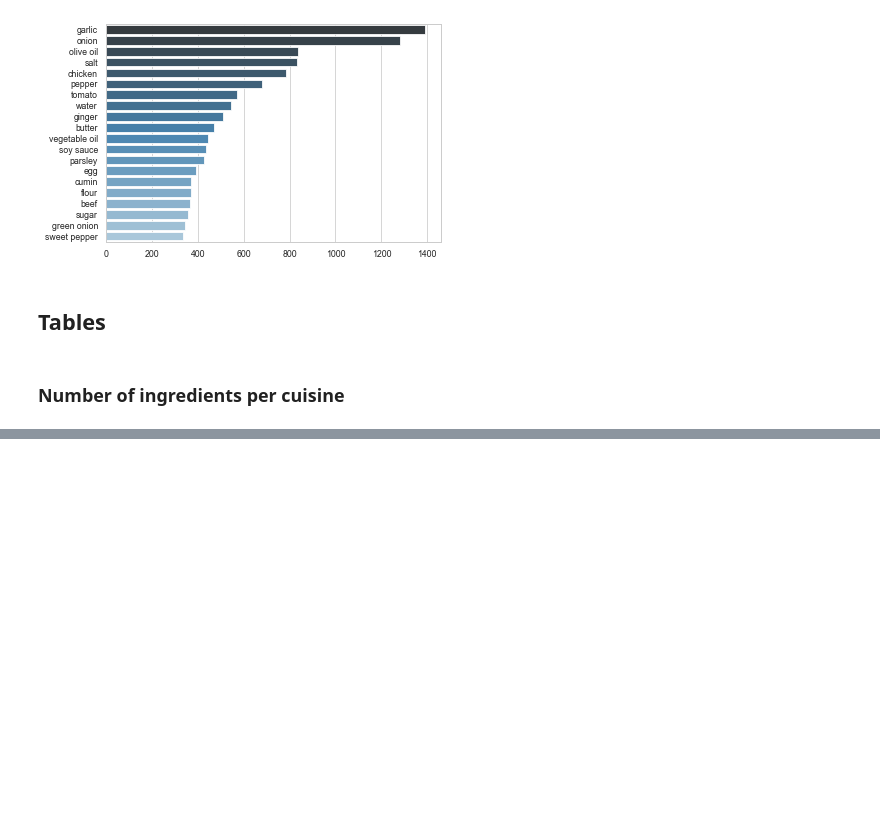
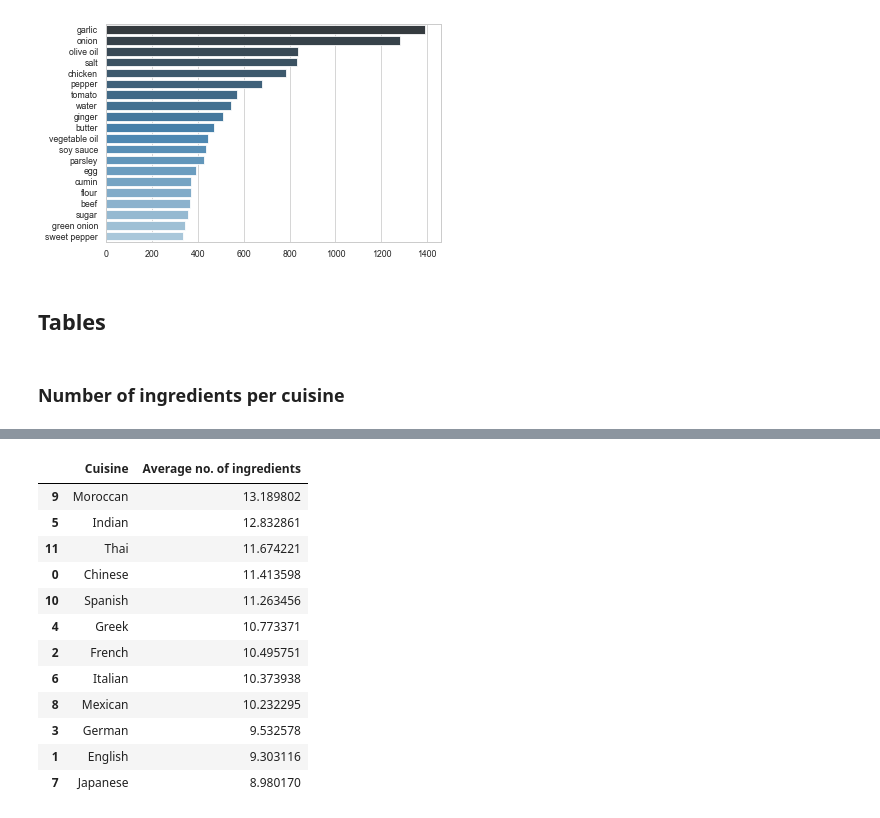
Before and after one commit to TedOiler/dme_gp, a Jupyter notebook: recipes/main.ipynb, the cells around one changed output, grey strips where cells are left out. Drawn from its saved outputs; the diff is of its cells as text; code cells hidden in the pictures; blank space fills up the shorter version.

```diff
--- a/recipes/main.ipynb
+++ b/recipes/main.ipynb
@@ -124,3 +132,30 @@ data_ing.sort_values(by="#Ingredients Used", ascending=False)
+# %%
+#--- Average number of ingredients for each cuisine per recipe
+av_num_ing = []
+for i in range(0, 12, 1):
+    idx = dataset_y.index[dataset_y.values == i+1] # // due to .squeeze() changed from .label to .values
+    # row-wise sum of ingredients
+    sum_ing = dataset_X.iloc[idx].sum(axis=1)
+    av_num_ing.append(sum_ing.mean())
+
+data_av_ing = pd.DataFrame(data = {"Cuisine": cuisines,
+                    "Average no. of ingredients": av_num_ing})
+
+data_av_ing.sort_values(by="Average no. of ingredients", ascending=False)
+# %% [output]
+|  | Cuisine | Average no. of ingredients |
+| 9 | Moroccan | 13.189802 |
+| 5 | Indian | 12.832861 |
+| 11 | Thai | 11.674221 |
+| 0 | Chinese | 11.413598 |
+| 10 | Spanish | 11.263456 |
+| 4 | Greek | 10.773371 |
+| 2 | French | 10.495751 |
+| 6 | Italian | 10.373938 |
+| 8 | Mexican | 10.232295 |
+| 3 | German | 9.532578 |
+| 1 | English | 9.303116 |
+| 7 | Japanese | 8.980170 |
 # %%
 #------------DIMENSIONALITY REDUCTION-----------------
 
```
Also changed, not shown: parts of 4 cells of this notebook.
